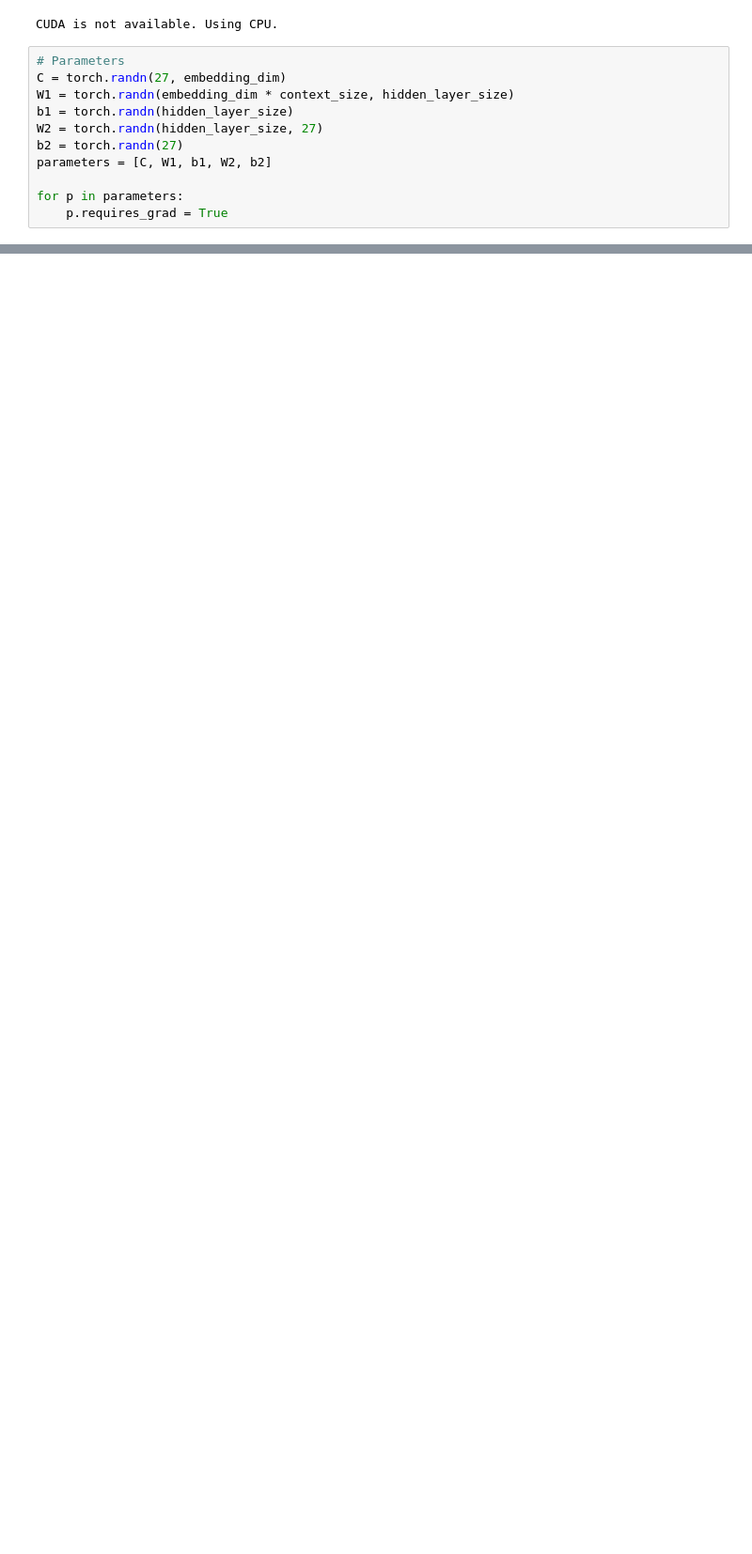
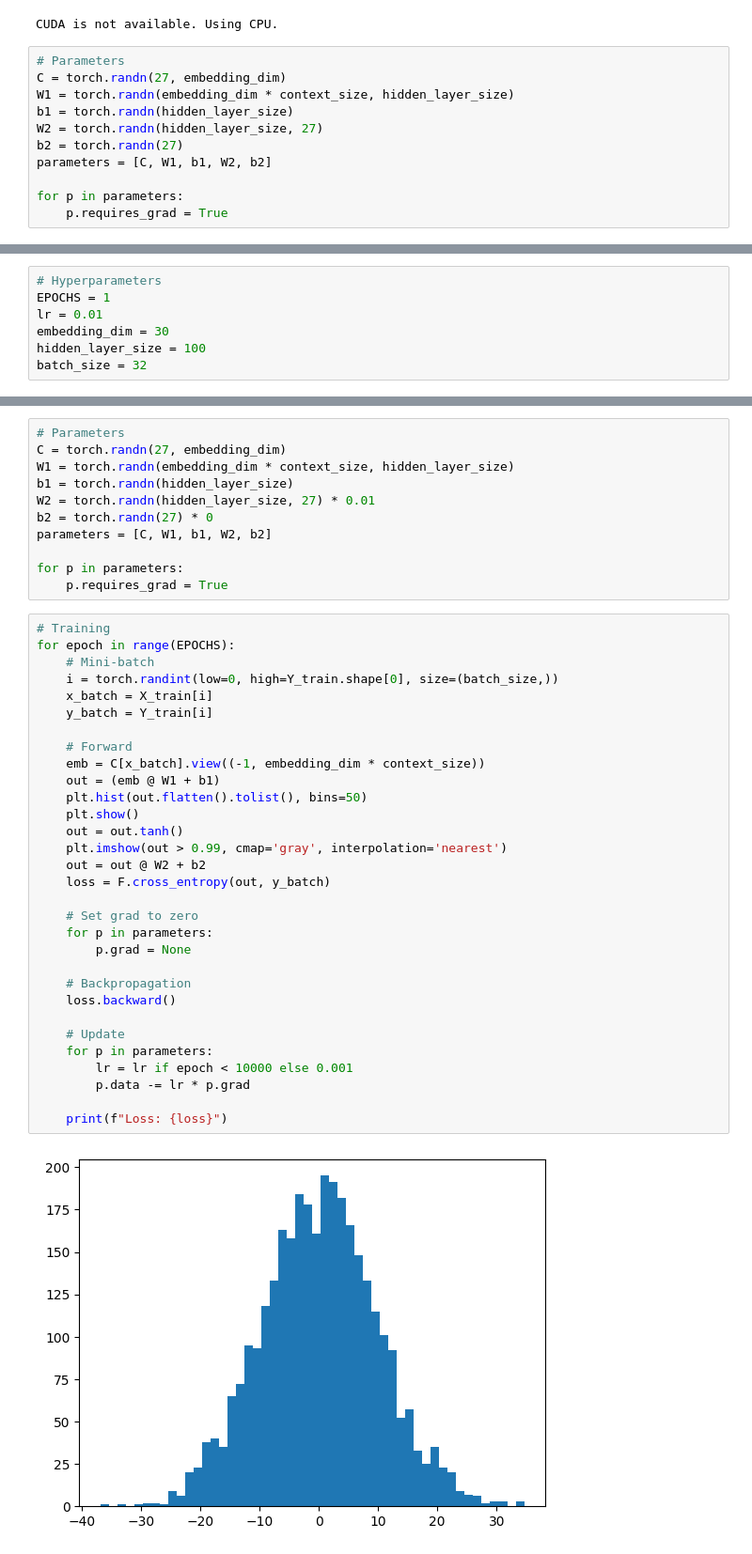
Before and after one commit to ateliti99/makemore, a Jupyter notebook: notebooks/1.0-at-BagOfWords.ipynb, the cells around one changed output, grey strips where cells are left out. Shown at 94% size. Cells and saved outputs as stored; diff of their text form; blank space fills up the shorter version.

```diff
--- a/notebooks/1.0-at-BagOfWords.ipynb
+++ b/notebooks/1.0-at-BagOfWords.ipynb
@@ -272,0 +365,7 @@ Min loss: 1.6917173862457275
+# %%
+# Hyperparameters
+EPOCHS = 1
+lr = 0.01
+embedding_dim = 30
+hidden_layer_size = 100
+batch_size = 32
@@ -272,0 +414,44 @@ Min loss: 1.6917173862457275
+# %%
+# Parameters
+C = torch.randn(27, embedding_dim)
+W1 = torch.randn(embedding_dim * context_size, hidden_layer_size)
+b1 = torch.randn(hidden_layer_size)
+W2 = torch.randn(hidden_layer_size, 27) * 0.01
+b2 = torch.randn(27) * 0
+parameters = [C, W1, b1, W2, b2]
+
+for p in parameters:
+    p.requires_grad = True
+# %%
+# Training
+for epoch in range(EPOCHS):
+    # Mini-batch
+    i = torch.randint(low=0, high=Y_train.shape[0], size=(batch_size,))
+    x_batch = X_train[i]
+    y_batch = Y_train[i]
+
+    # Forward
+    emb = C[x_batch].view((-1, embedding_dim * context_size))
+    out = (emb @ W1 + b1)
+    plt.hist(out.flatten().tolist(), bins=50)
+    plt.show()
+    out = out.tanh()
+    plt.imshow(out > 0.99, cmap='gray', interpolation='nearest')
+    out = out @ W2 + b2
+    loss = F.cross_entropy(out, y_batch)
+
+    # Set grad to zero
+    for p in parameters:
+        p.grad = None
+
+    # Backpropagation
+    loss.backward()
+
+    # Update
+    for p in parameters:
+        lr = lr if epoch < 10000 else 0.001
+        p.data -= lr * p.grad
+
+    print(f"Loss: {loss}")
+# %% [output]
+[figure, added]
```
Also changed, not shown: parts of 27 cells of this notebook.
